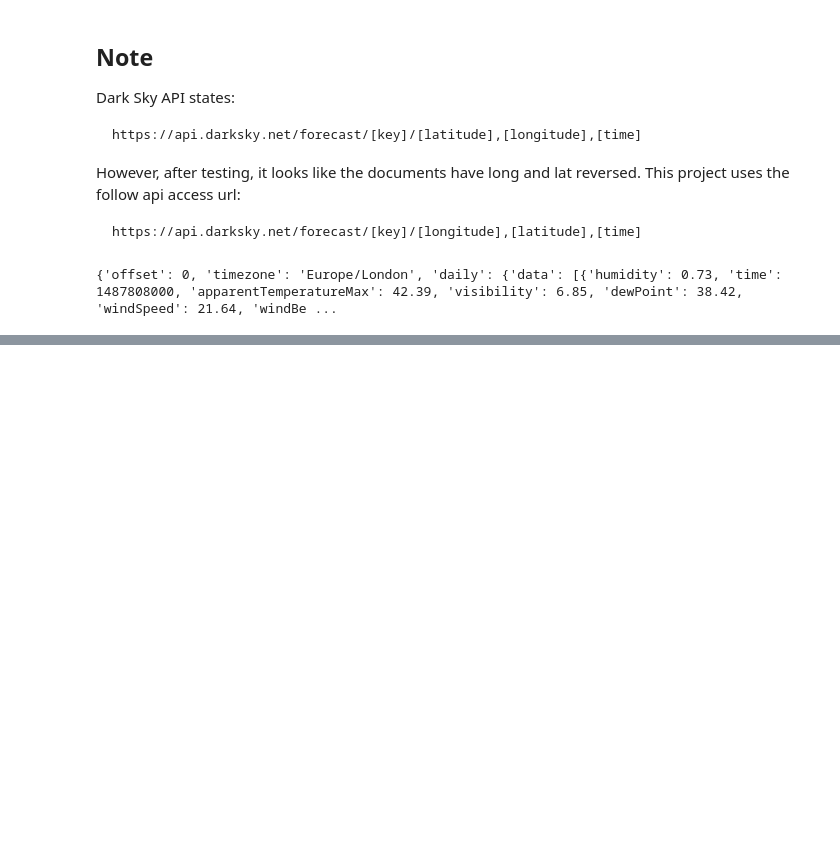
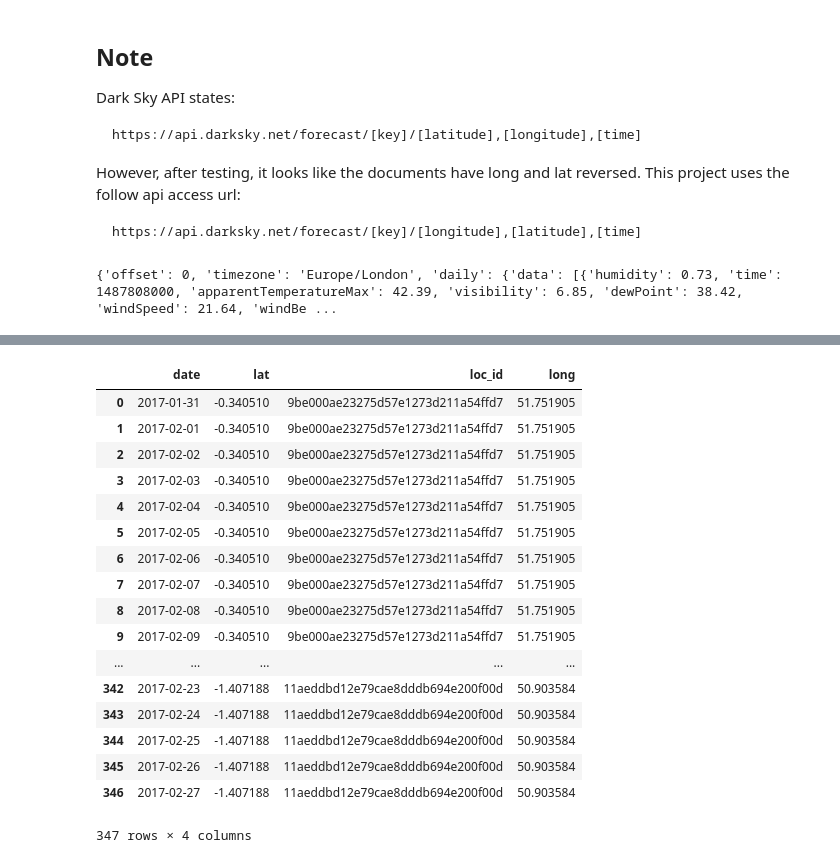
Before and after one commit to stanleykylee/Keboola, a Jupyter notebook: weather_analysis.ipynb, the cells around one changed output, grey strips where cells are left out. Cells and saved outputs as stored; diff of their text form; code cells hidden in the pictures; blank space fills up the shorter version.

```diff
--- a/weather_analysis.ipynb
+++ b/weather_analysis.ipynb
@@ -98,0 +123,38 @@ else:
+# %%
+rows_list = []
+for index, row in locations.iterrows():
+    i = 0
+    epoch = row['date_first']
+    while epoch < row['date_last']:
+        s = {
+            'loc_id' : row['loc_id'],
+            'date' : datetime.fromtimestamp(epoch).strftime('%Y-%m-%d'),
+            'long' : row['long'],
+            'lat' : row['lat'],
+        }
+        rows_list.append(s)
+        i += 1
+        epoch += (60*60*24)
+
+df_locations_cleaned = pd.DataFrame(rows_list)
+
+df_locations_cleaned
+# %% [output]
+|  | date | lat | loc_id | long |
+| 0 | 2017-01-31 | -0.340510 | 9be000ae23275d57e1273d211a54ffd7 | 51.751905 |
+| 1 | 2017-02-01 | -0.340510 | 9be000ae23275d57e1273d211a54ffd7 | 51.751905 |
+| 2 | 2017-02-02 | -0.340510 | 9be000ae23275d57e1273d211a54ffd7 | 51.751905 |
+| 3 | 2017-02-03 | -0.340510 | 9be000ae23275d57e1273d211a54ffd7 | 51.751905 |
+| 4 | 2017-02-04 | -0.340510 | 9be000ae23275d57e1273d211a54ffd7 | 51.751905 |
+| 5 | 2017-02-05 | -0.340510 | 9be000ae23275d57e1273d211a54ffd7 | 51.751905 |
+| 6 | 2017-02-06 | -0.340510 | 9be000ae23275d57e1273d211a54ffd7 | 51.751905 |
+| 7 | 2017-02-07 | -0.340510 | 9be000ae23275d57e1273d211a54ffd7 | 51.751905 |
+| 8 | 2017-02-08 | -0.340510 | 9be000ae23275d57e1273d211a54ffd7 | 51.751905 |
+| 9 | 2017-02-09 | -0.340510 | 9be000ae23275d57e1273d211a54ffd7 | 51.751905 |
+| ... | ... | ... | ... | ... |
+| 342 | 2017-02-23 | -1.407188 | 11aeddbd12e79cae8dddb694e200f00d | 50.903584 |
+| 343 | 2017-02-24 | -1.407188 | 11aeddbd12e79cae8dddb694e200f00d | 50.903584 |
+| 344 | 2017-02-25 | -1.407188 | 11aeddbd12e79cae8dddb694e200f00d | 50.903584 |
+| 345 | 2017-02-26 | -1.407188 | 11aeddbd12e79cae8dddb694e200f00d | 50.903584 |
+| 346 | 2017-02-27 | -1.407188 | 11aeddbd12e79cae8dddb694e200f00d | 50.903584 |
+347 rows × 4 columns
```
Also changed, not shown: parts of 4 cells of this notebook.
